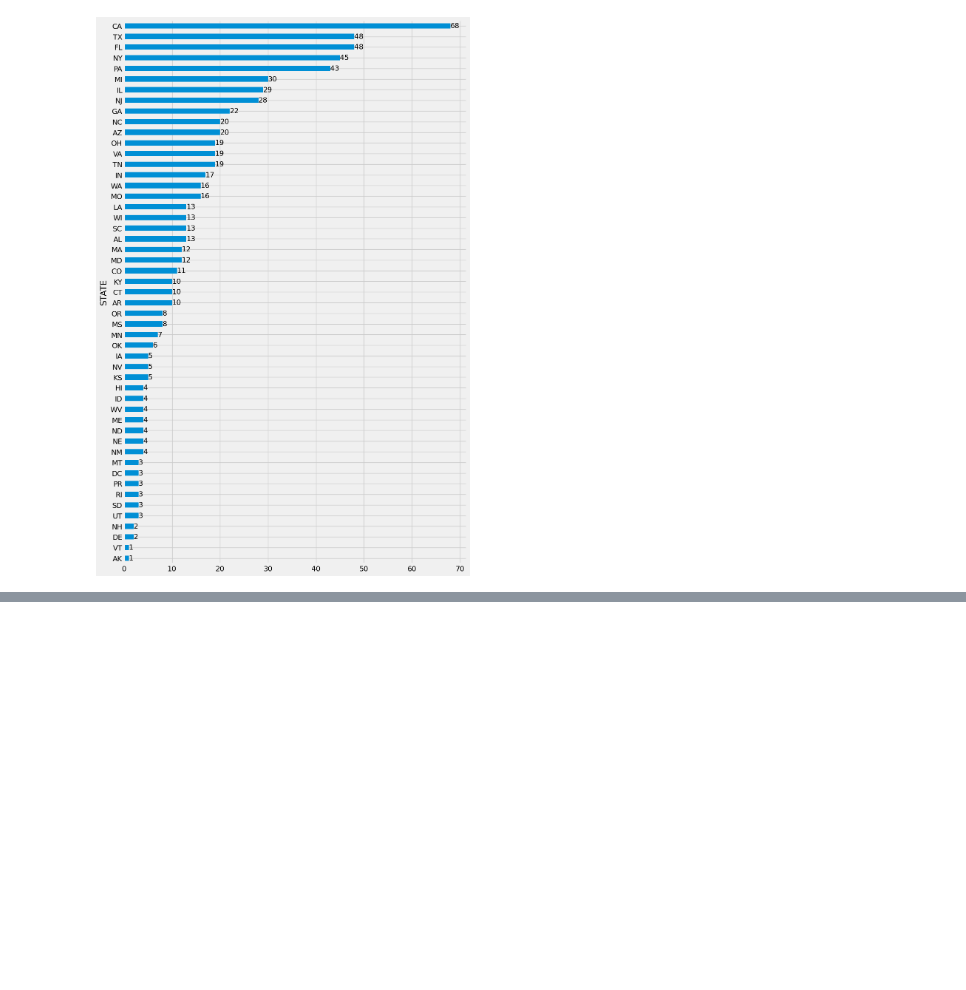
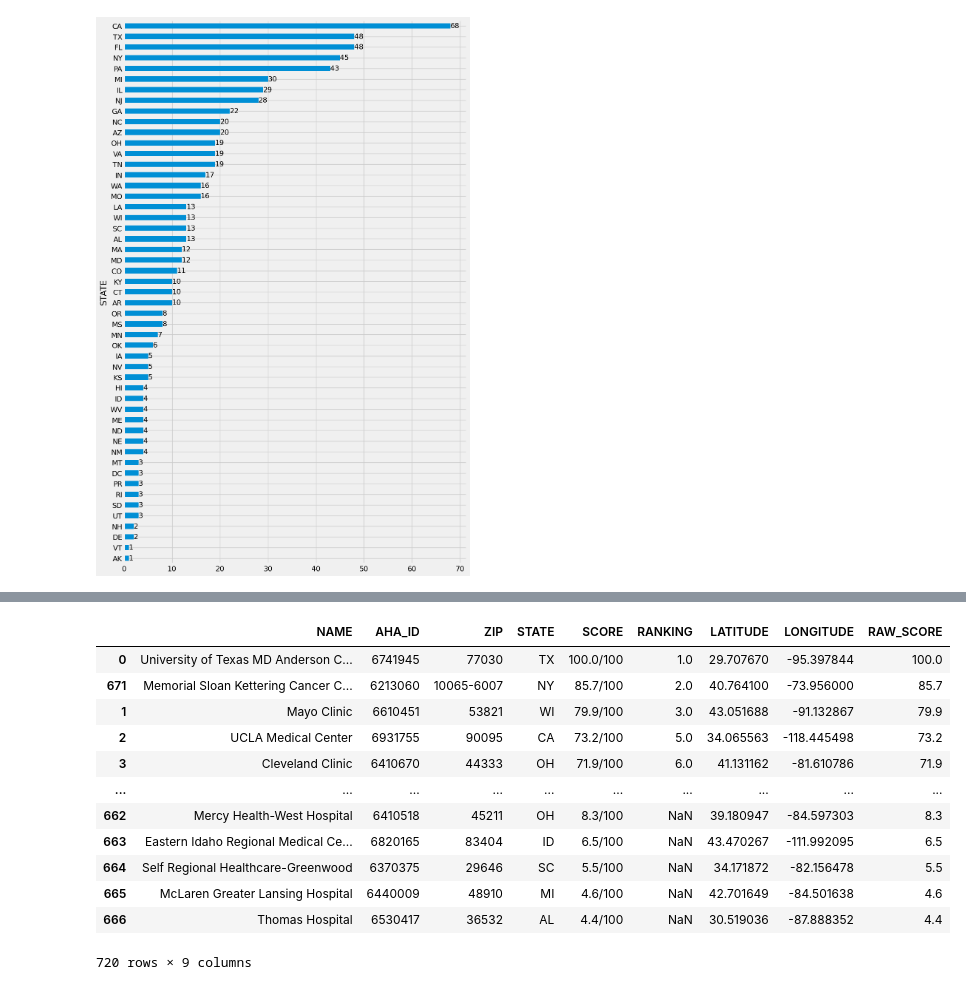
Before and after one commit to peeti-ucberkeley/Capstone-Rachael-Nithika-Andrew-Peeti, a Jupyter notebook: eda/eda_recommendation2.ipynb, the cells around one changed output, grey strips where cells are left out. Saved outputs shown, nothing was run; the diff lists cells and outputs as text; code cells hidden in the pictures; blank space fills up the shorter version.

```diff
--- a/eda/eda_recommendation2.ipynb
+++ b/eda/eda_recommendation2.ipynb
@@ -59,0 +82,16 @@ ax.bar_label(ax.containers[0])
+# %%
+cancer_df.sort_values(by = 'RAW_SCORE', ascending = False)
+# %% [output]
+|  | NAME | AHA_ID | ZIP | STATE | SCORE | RANKING | LATITUDE | LONGITUDE | RAW_SCORE |
+| 0 | University of Texas MD Anderson C... | 6741945 | 77030 | TX | 100.0/100 | 1.0 | 29.707670 | -95.397844 | 100.0 |
+| 671 | Memorial Sloan Kettering Cancer C... | 6213060 | 10065-6007 | NY | 85.7/100 | 2.0 | 40.764100 | -73.956000 | 85.7 |
+| 1 | Mayo Clinic | 6610451 | 53821 | WI | 79.9/100 | 3.0 | 43.051688 | -91.132867 | 79.9 |
+| 2 | UCLA Medical Center | 6931755 | 90095 | CA | 73.2/100 | 5.0 | 34.065563 | -118.445498 | 73.2 |
+| 3 | Cleveland Clinic | 6410670 | 44333 | OH | 71.9/100 | 6.0 | 41.131162 | -81.610786 | 71.9 |
+| ... | ... | ... | ... | ... | ... | ... | ... | ... | ... |
+| 662 | Mercy Health-West Hospital | 6410518 | 45211 | OH | 8.3/100 | NaN | 39.180947 | -84.597303 | 8.3 |
+| 663 | Eastern Idaho Regional Medical Ce... | 6820165 | 83404 | ID | 6.5/100 | NaN | 43.470267 | -111.992095 | 6.5 |
+| 664 | Self Regional Healthcare-Greenwood | 6370375 | 29646 | SC | 5.5/100 | NaN | 34.171872 | -82.156478 | 5.5 |
+| 665 | McLaren Greater Lansing Hospital | 6440009 | 48910 | MI | 4.6/100 | NaN | 42.701649 | -84.501638 | 4.6 |
+| 666 | Thomas Hospital | 6530417 | 36532 | AL | 4.4/100 | NaN | 30.519036 | -87.888352 | 4.4 |
+720 rows × 9 columns
```
Also changed, not shown: parts of 7 cells of this notebook.
